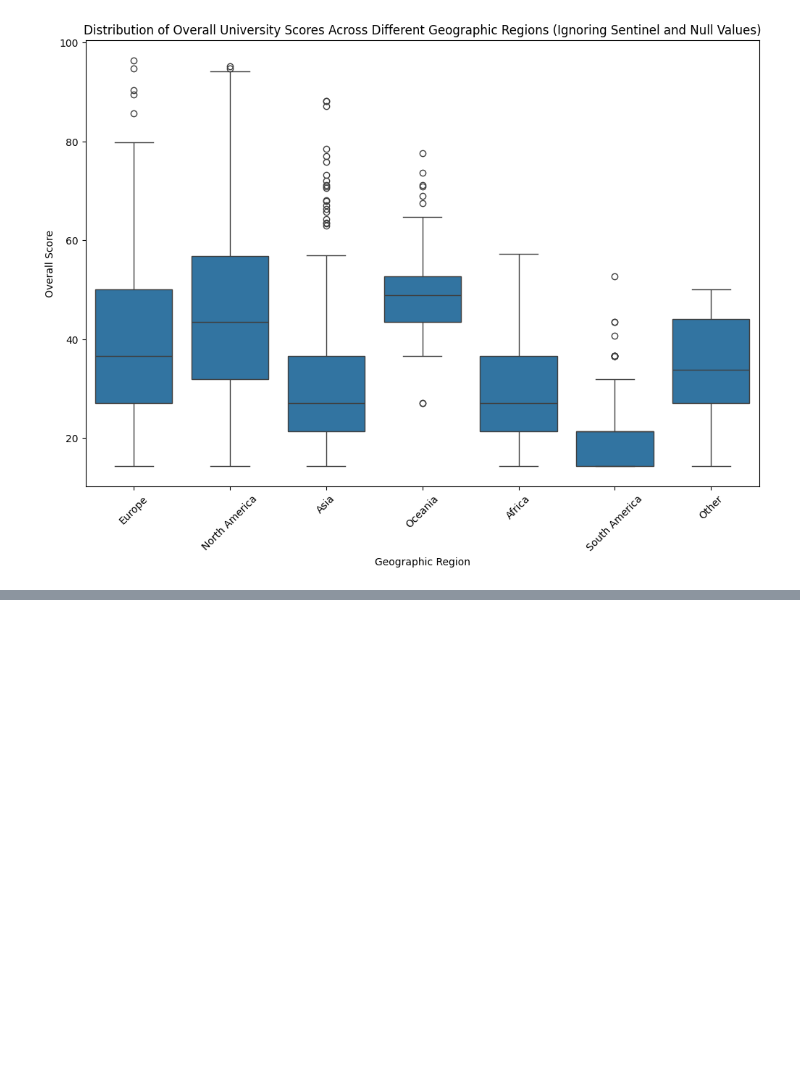
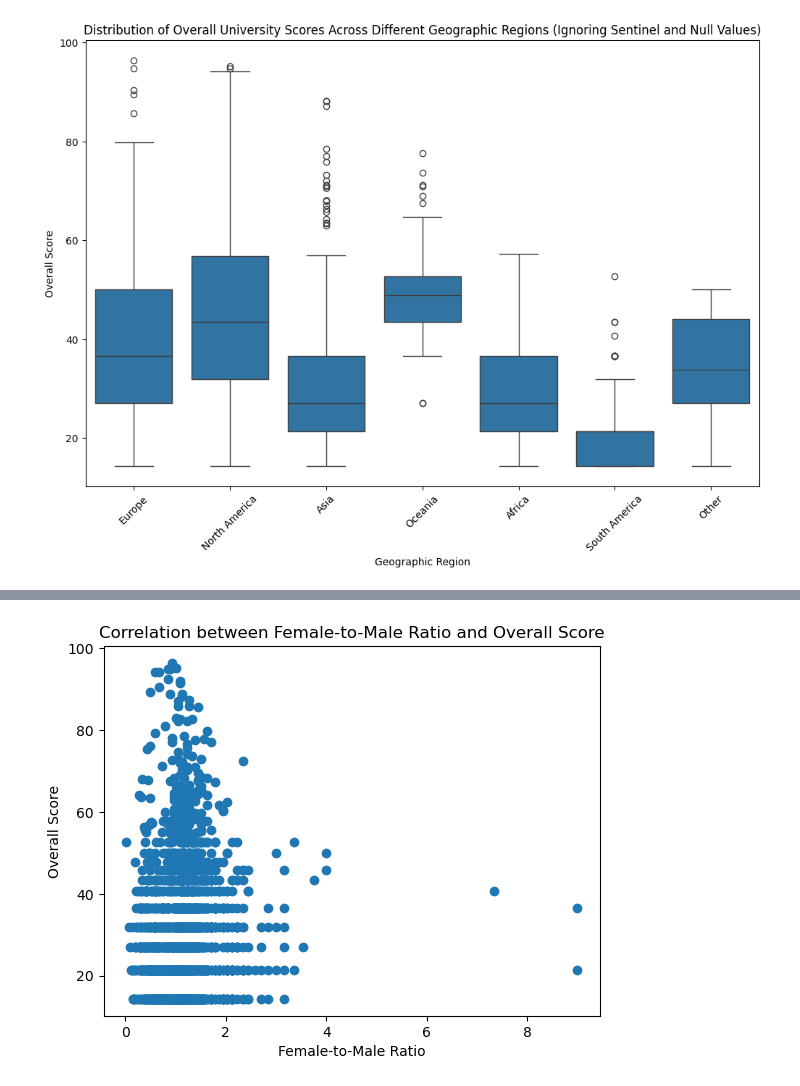
Before and after one commit to Mitothy/CSMODEL-Case-Study, a Jupyter notebook: CSMODEL Case Study.ipynb, the cells around one changed output, grey strips where cells are left out. Saved outputs shown, nothing was run; the diff lists cells and outputs as text; code cells hidden in the pictures; blank space fills up the shorter version.

```diff
--- a/CSMODEL Case Study.ipynb
+++ b/CSMODEL Case Study.ipynb
@@ -640,0 +729,8 @@ plt.show()
+# %%
+plt.scatter(cleaned_df['Female-to-Male Ratio'], cleaned_df['OverAll Score'])
+plt.xlabel('Female-to-Male Ratio')
+plt.ylabel('Overall Score')
+plt.title('Correlation between Female-to-Male Ratio and Overall Score')
+plt.show()
+# %% [output]
+[figure, added]
```
Also changed, not shown: parts of 11 cells of this notebook, 1 other file.
